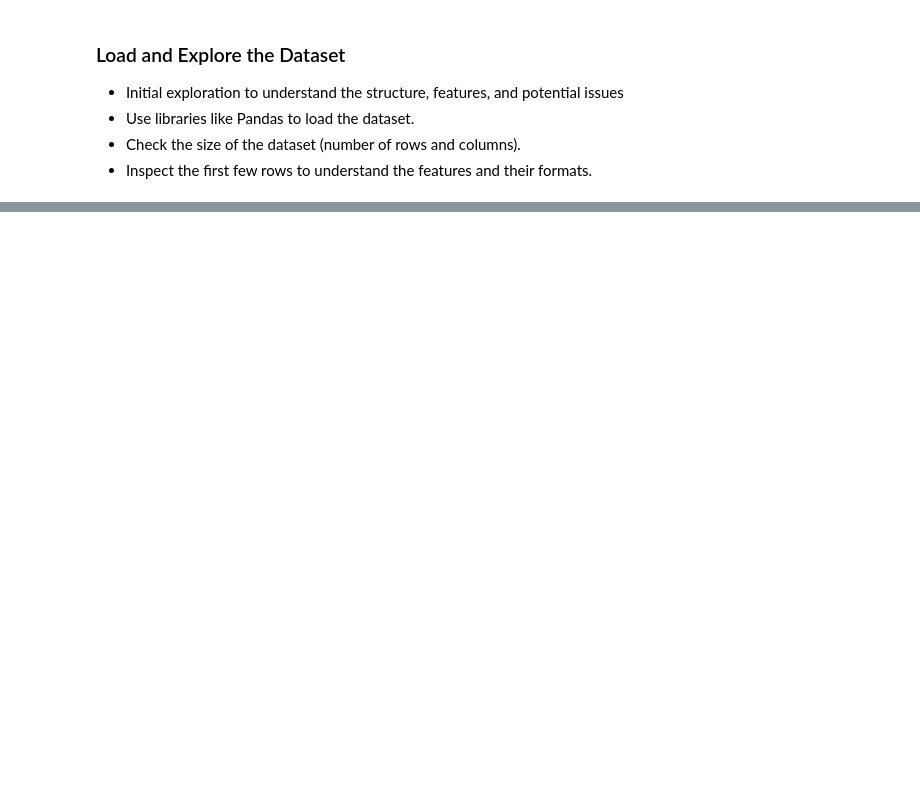
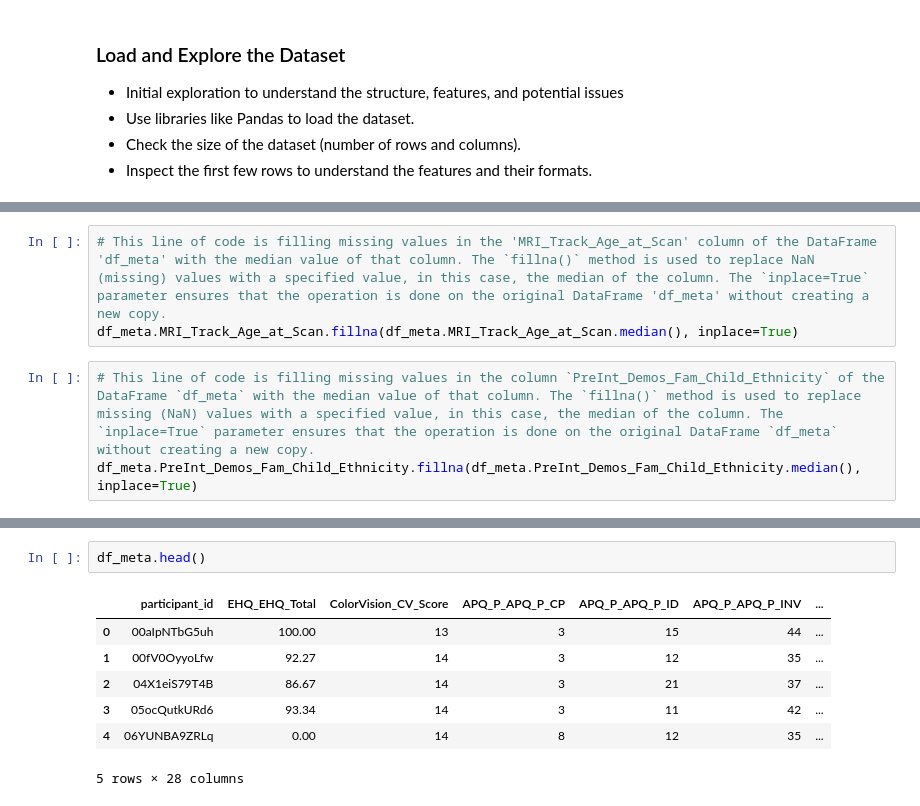
Before and after one commit to nnoromiv/brain-activity-pattern-differences-in-ADHD, a Jupyter notebook: explorer.ipynb, the cells around one changed output, grey strips where cells are left out. Saved outputs shown, nothing was run; the diff lists cells and outputs as text; blank space fills up the shorter version.

```diff
--- a/explorer.ipynb
+++ b/explorer.ipynb
@@ -41,0 +208,6 @@ print(df_meta_a.shape)
+# %%
+# This line of code is filling missing values in the 'MRI_Track_Age_at_Scan' column of the DataFrame 'df_meta' with the median value of that column. The `fillna()` method is used to replace NaN (missing) values with a specified value, in this case, the median of the column. The `inplace=True` parameter ensures that the operation is done on the original DataFrame 'df_meta' without creating a new copy.
+df_meta.MRI_Track_Age_at_Scan.fillna(df_meta.MRI_Track_Age_at_Scan.median(), inplace=True)
+# %%
+# This line of code is filling missing values in the column `PreInt_Demos_Fam_Child_Ethnicity` of the DataFrame `df_meta` with the median value of that column. The `fillna()` method is used to replace missing (NaN) values with a specified value, in this case, the median of the column. The `inplace=True` parameter ensures that the operation is done on the original DataFrame `df_meta` without creating a new copy.
+df_meta.PreInt_Demos_Fam_Child_Ethnicity.fillna(df_meta.PreInt_Demos_Fam_Child_Ethnicity.median(), inplace=True)
@@ -41,0 +234,10 @@ print(df_meta_a.shape)
+# %%
+df_meta.head()
+# %% [output]
+|  | participant_id | EHQ_EHQ_Total | ColorVision_CV_Score | APQ_P_APQ_P_CP | APQ_P_APQ_P_ID | APQ_P_APQ_P_INV | ... |
+| 0 | 00aIpNTbG5uh | 100.00 | 13 | 3 | 15 | 44 | ... |
+| 1 | 00fV0OyyoLfw | 92.27 | 14 | 3 | 12 | 35 | ... |
+| 2 | 04X1eiS79T4B | 86.67 | 14 | 3 | 21 | 37 | ... |
+| 3 | 05ocQutkURd6 | 93.34 | 14 | 3 | 11 | 42 | ... |
+| 4 | 06YUNBA9ZRLq | 0.00 | 14 | 8 | 12 | 35 | ... |
+5 rows × 28 columns
```
Also changed, not shown: parts of 34 cells of this notebook, 2 other files.
